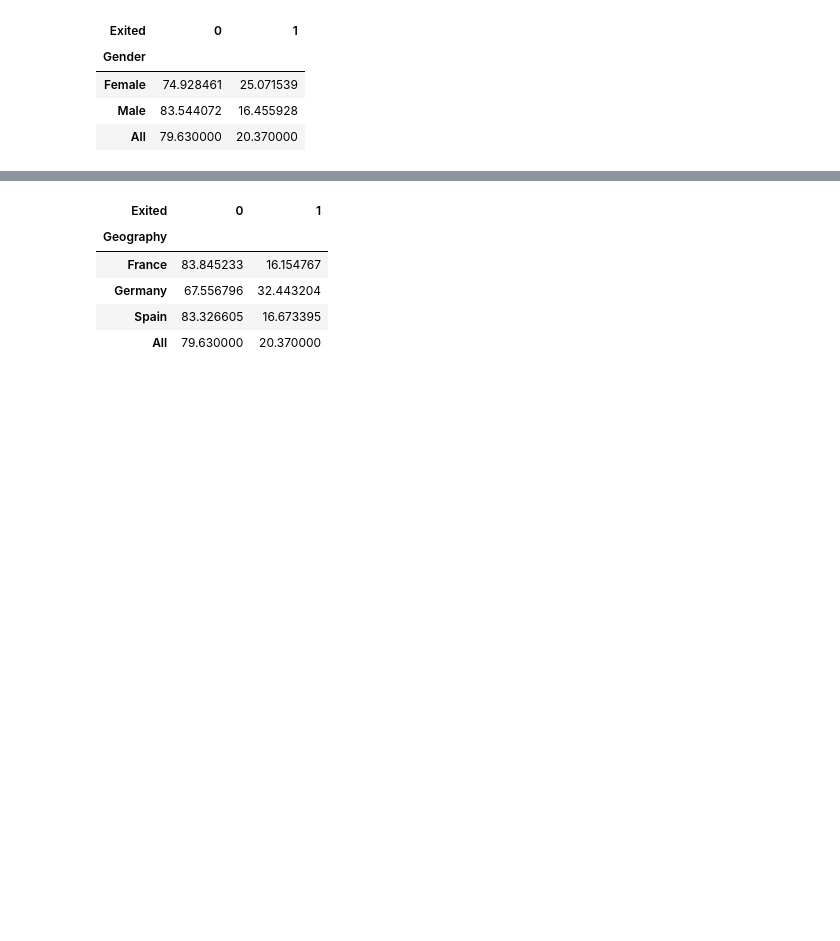
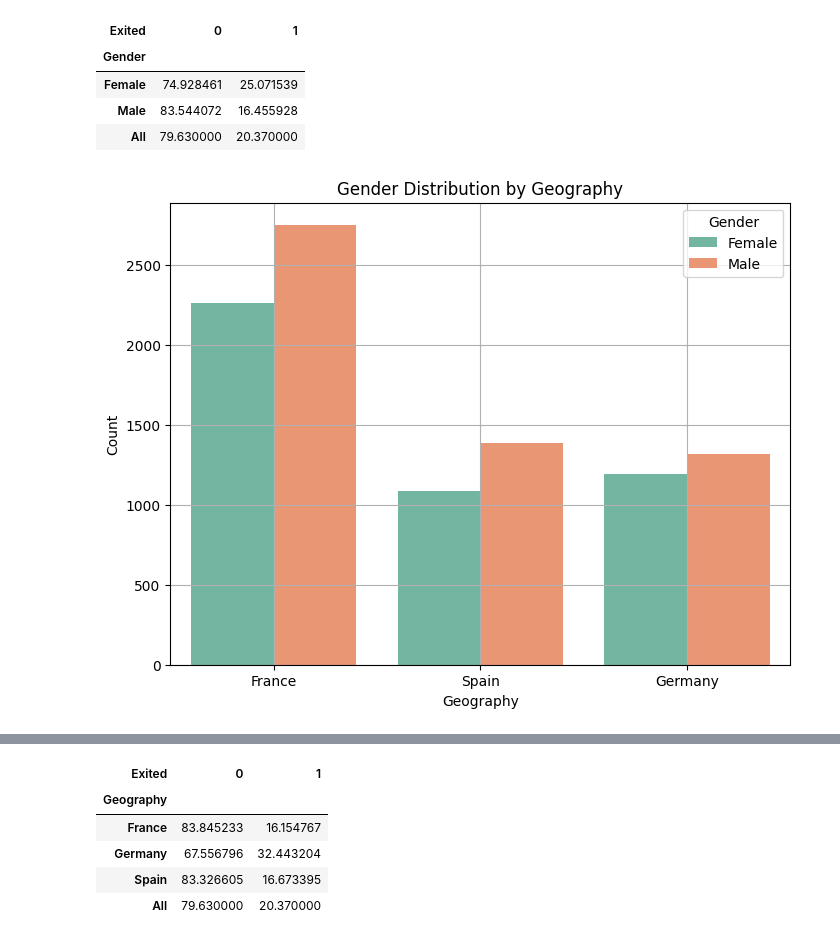
Before and after one commit to b3rian/Data_Science, a Jupyter notebook: Bank customer analysis.ipynb, the cells around one changed output, grey strips where cells are left out. Saved outputs shown, nothing was run; the diff lists cells and outputs as text; code cells hidden in the pictures; blank space fills up the shorter version.

```diff
--- a/Bank customer analysis.ipynb
+++ b/Bank customer analysis.ipynb
@@ -97,3 +97,14 @@ pd.crosstab(merged_df['Gender'], merged_df['Exited'], margins=True, normalize= '
 | Female | 74.928461 | 25.071539 |
 | Male | 83.544072 | 16.455928 |
 | All | 79.630000 | 20.370000 |
+# %%
+plt.figure(figsize=(8, 6))
+sns.countplot(data=merged_df, x='Geography', hue='Gender', palette='Set2')
+plt.title("Gender Distribution by Geography")
+plt.xlabel("Geography")
+plt.ylabel("Count")
+plt.legend(title="Gender")
+plt.grid(True)
+plt.show()
+# %% [output]
+[figure, added]
```
Also changed, not shown: parts of 14 cells of this notebook.
